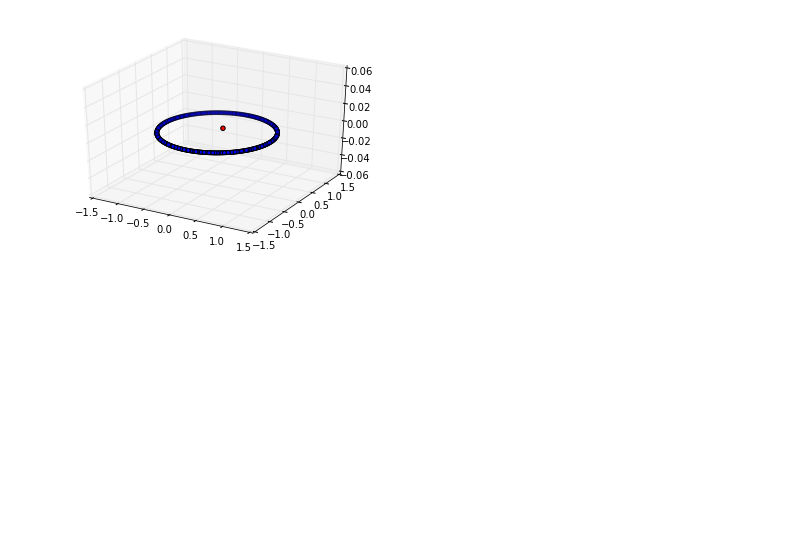
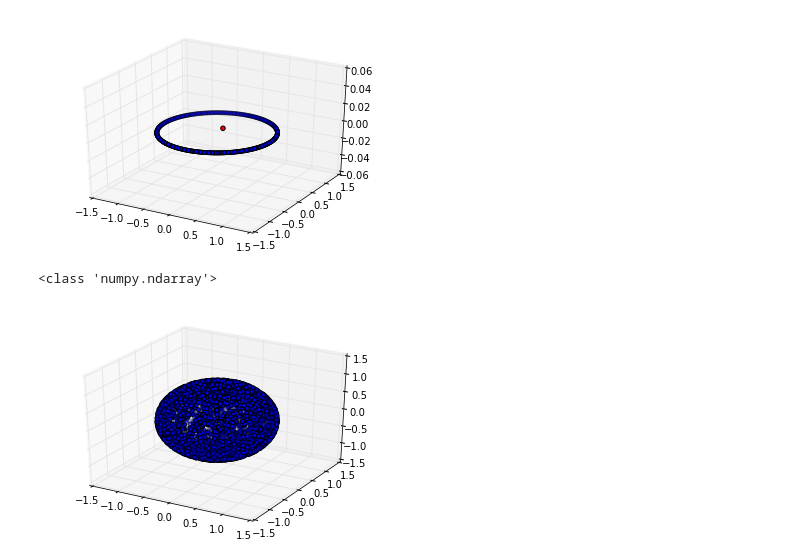
Before and after one commit to fu-berlin-swp-2014/center-points, a Jupyter notebook: sphere3d.ipynb, the cells around one changed output. Drawn from its saved outputs; the diff is of its cells as text; code cells hidden in the pictures; blank space fills up the shorter version.

```diff
--- a/sphere3d.ipynb
+++ b/sphere3d.ipynb
@@ -47,3 +49,19 @@ ax.scatter(*p, s=20, c='r')
 fig.savefig('ring.pdf')
 # %% [output]
 [figure]
+# %%
+import centerpoints.cli as cli
+with open('./evaluation/sphere-3d-50-5000.csv') as file:
+    s = cli.read_points_csv(file, '\t')
+s = np.asarray(s)
+print(type(s))
+p = it.centerpoint(s)
+
+fig = plt.figure()
+ax = fig.add_subplot(111, projection="3d")
+ax.scatter(s[:,0],s[:,1],s[:,2], c='b', s=15)
+ax.scatter(*p, s=20, c='r')
+fig.savefig('normal_sphere.pdf')
+# %% [output]
+<class 'numpy.ndarray'>
+[figure, added]
```
Also changed, not shown: parts of 1 cell of this notebook.
